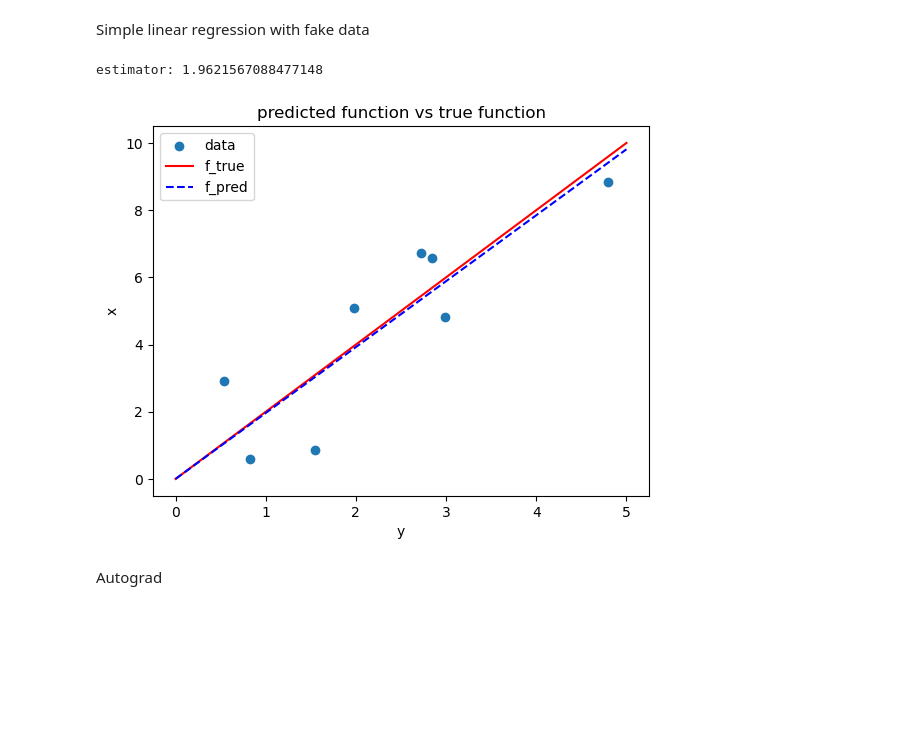
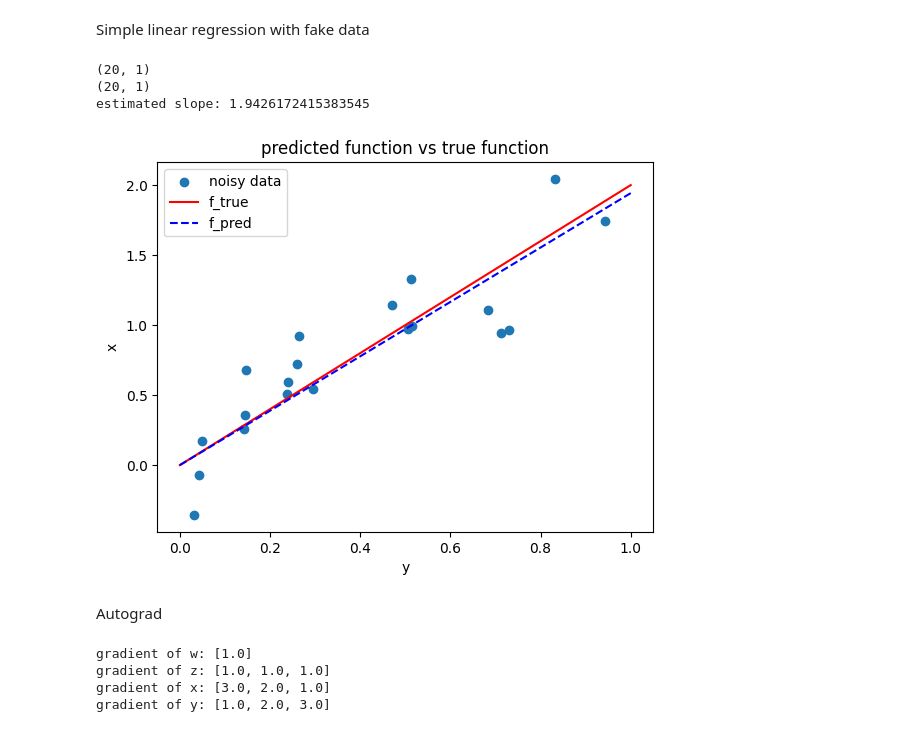
Before and after one commit to GuyWhoCodesThings/MLib, a Jupyter notebook: tutorial.ipynb, the cells around one changed output. Drawn from its saved outputs; the diff is of its cells as text; code cells hidden in the pictures; blank space fills up the shorter version.

```diff
--- a/tutorial.ipynb
+++ b/tutorial.ipynb
@@ -92,31 +99,58 @@ plt.show()
 # %% [markdown]
 
 Simple linear regression with fake data
-# %%
-# true functions to be predicted
-f_true = lambda x: x * 2
-
-# sample data with noise
-x_train = np.random.uniform(0,5, 8).reshape(8,1)
-y_train = x_train * 2 + np.random.randn(8,1) * 2
-
-# estimator
-w_hat = (inv(x_train.T @ x_train) @ x_train.T @ y_train).item()
-print(f"estimator: {w_hat}")
-# %% [output]
-estimator: 1.9621567088477148
-# %%
-line = np.linspace(0,5, num=20)
-plt.scatter(x_train, y_train, label="data")
-plt.plot(line, f_true(line), "-r", label="f_true")
-plt.plot(line, w_hat * line, "-b", label="f_pred", linestyle='dashed')
-plt.xlabel("y")
-plt.ylabel("x")
-plt.title("predicted function vs true function")
-plt.legend(loc="upper left")
-
-plt.show()
-# %% [output]
-[figure, removed]
+# %%
+# training samples
+n = 20
+
+# true functions to be predicted: f(x) = x * 2
+f_true = lambda array: [x * 2 for x in array]
+
+# sample data with noise, need to reshape x_train, y_train to be 2d for matmul
+x_train = mlib.random(0, 1, n).reshape(n, 1)
+y_train = x_train * 2 + mlib.random(-0.5, 0.5, n).reshape(n, 1)
+print(x_train.shape)
+print(y_train.shape)
+
+# estimator: w_hat = (X.T @ X).inverse() @ X.T @ Y
+w_hat = ((x_train.T @ x_train).inverse() @ x_train.T @ y_train).item()
+# predicted function: f_pred(x) = x * w_hat
+f_pred = lambda array: [x * w_hat for x in array]
+print(f"estimated slope: {w_hat}")
+
+# data for graphing true functions
+line = mlib.linespace(0, 1, 5).to_list()
+
+plt.scatter(x_train.reshape(n).to_list(), y_train.reshape(n).to_list(), label="noisy data")
+plt.plot(line, f_true(line), "-r", label="f_true")
+plt.plot(line, f_pred(line), "b", label="f_pred", linestyle='dashed')
+plt.xlabel("y")
+plt.ylabel("x")
+plt.title("predicted function vs true function")
+plt.legend(loc="upper left")
+
+plt.show()
+# %% [output]
+(20, 1)
+(20, 1)
+estimated slope: 1.9426172415383545
+[figure, added]
 # %% [markdown]
 Autograd
+# %%
+# by default, Marrays will hold information about their gradient
+# you can check this through the .req_grad attribute
+x = mlib.Marray([1,2,3])
+y = mlib.Marray([3,2,1])
+z = x * y
+w = z.sum()
+w.backward() # default gradient of a scalar is 1
+print(f"gradient of w: {w.grad}")
+print(f"gradient of z: {z.grad}")
+print(f"gradient of x: {x.grad}")
+print(f"gradient of y: {y.grad}")
+# %% [output]
+gradient of w: [1.0]
+gradient of z: [1.0, 1.0, 1.0]
+gradient of x: [3.0, 2.0, 1.0]
+gradient of y: [1.0, 2.0, 3.0]
```
Also changed, not shown: parts of 14 cells of this notebook, 8 other files.
